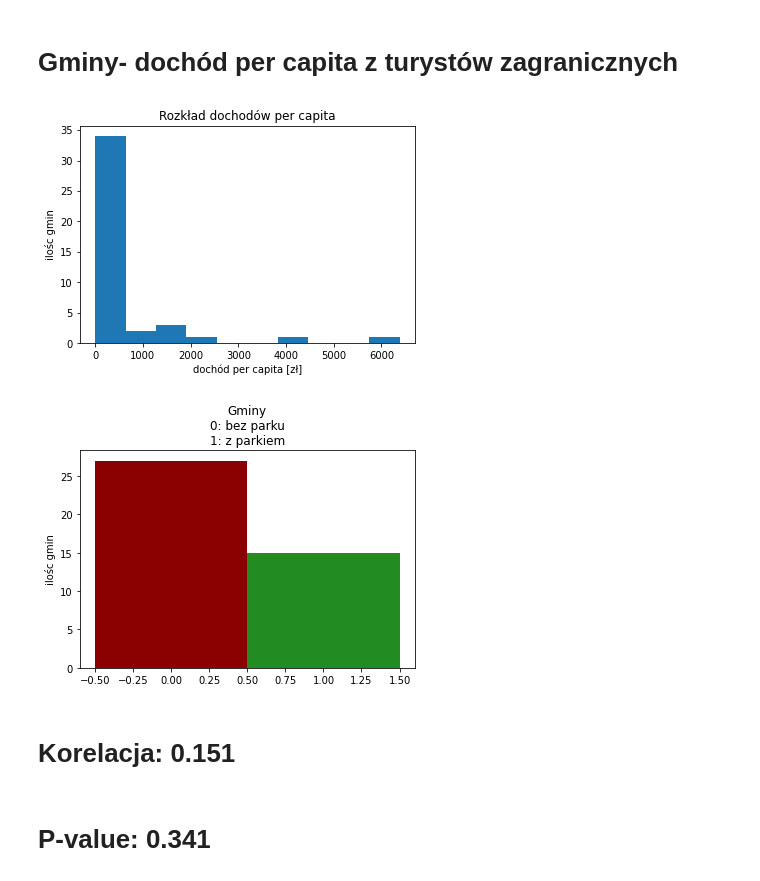
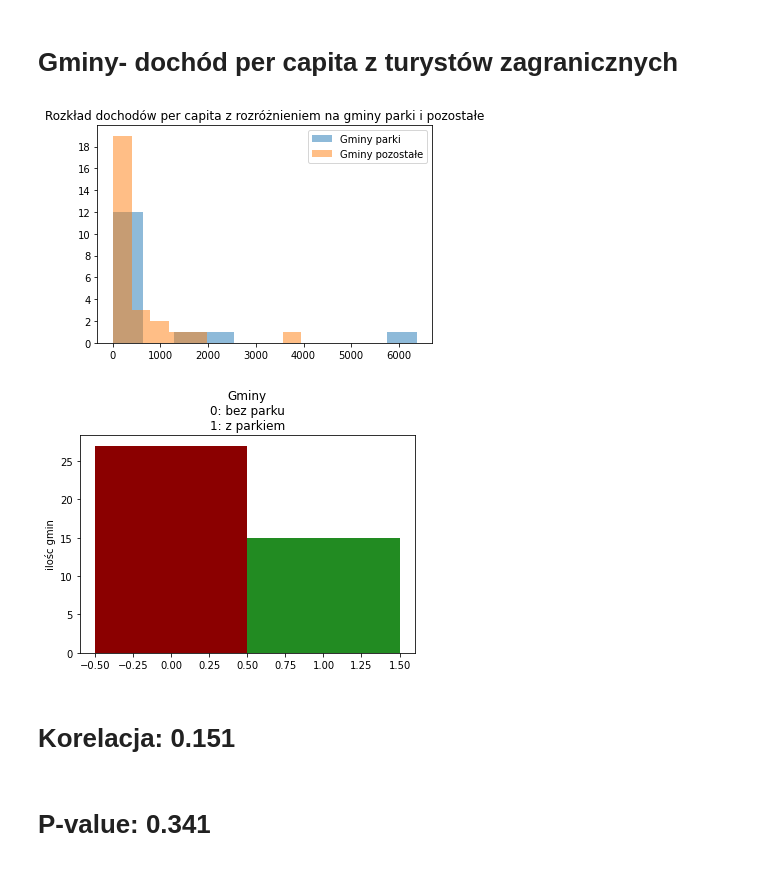
Before and after one commit to b-reszczynski/Impact_of_national_parks_on_municipalities, a Jupyter notebook: gminy_statystyka.ipynb, the cells around one changed output. Cells and saved outputs as stored; diff of their text form; code cells hidden in the pictures.

```diff
--- a/gminy_statystyka.ipynb
+++ b/gminy_statystyka.ipynb
@@ -37,28 +42,32 @@ P-value: 0.276
 # %%
 gminy_tourist = gminy_tourist[gminy_tourist.income_tourists <= 3*gminy_tourist.income_tourists.values.std()]
 
 display(HTML('<h1>Gminy- dochód per capita z turystów zagranicznych</h1>'))
-counts, bins = np.histogram(gminy_tourist["income_tourists"]);
-plt.hist(bins[:-1], bins, weights=counts);
-plt.title("Rozkład dochodów per capita", fontdict=None, loc='center', pad=None)
-plt.xlabel("dochód per capita [zł]")
-plt.ylabel("ilośc gmin")
+park_tourist = gminy_tourist[gminy_tourist["is_park"] == 1]["income_tourists"].values
+no_park_tourist = gminy_tourist[gminy_tourist["is_park"] == 0]["income_tourists"].values
+bins = 10
+plt.hist(park_tourist, bins, alpha=0.5, label='Gminy parki')
+plt.hist(no_park_tourist, bins, alpha=0.5, label='Gminy pozostałe')
+plt.legend(loc='upper right')
+plt.yticks(np.arange(0, 20, step=2))
+plt.title("Rozkład dochodów per capita z rozróżnieniem na gminy parki i pozostałe")
 plt.show()
 
 counts, bins = np.histogram(gminy_tourist["is_park"]);
 n,bin,bar = plt.hist(bins[:-1],  bins=[-.5,.5,1.5], weights=counts);
 bar[0].set_fc("darkred")
 bar[1].set_fc("forestgreen")
 plt.title("Gminy\n0: bez parku\n1: z parkiem", fontdict=None, loc='center', pad=None)
 plt.ylabel("ilośc gmin")
 plt.show()
 
+
 corr,p_val = stats.pointbiserialr(gminy_tourist["is_park"].values, gminy_tourist["income_tourists"].values)
 display(HTML("<h1>" + "Korelacja: " + str(round(corr,3)) + "</h1>"))
 display(HTML("<h1>" + "P-value: " + str(round(p_val,3)) + "</h1>"))
 # %% [output]
 Gminy- dochód per capita z turystów zagranicznych
-[figure, old version]
+[figure, new version]
 [figure]
 Korelacja: 0.151
 P-value: 0.341
```
Also changed, not shown: parts of 2 cells of this notebook.
